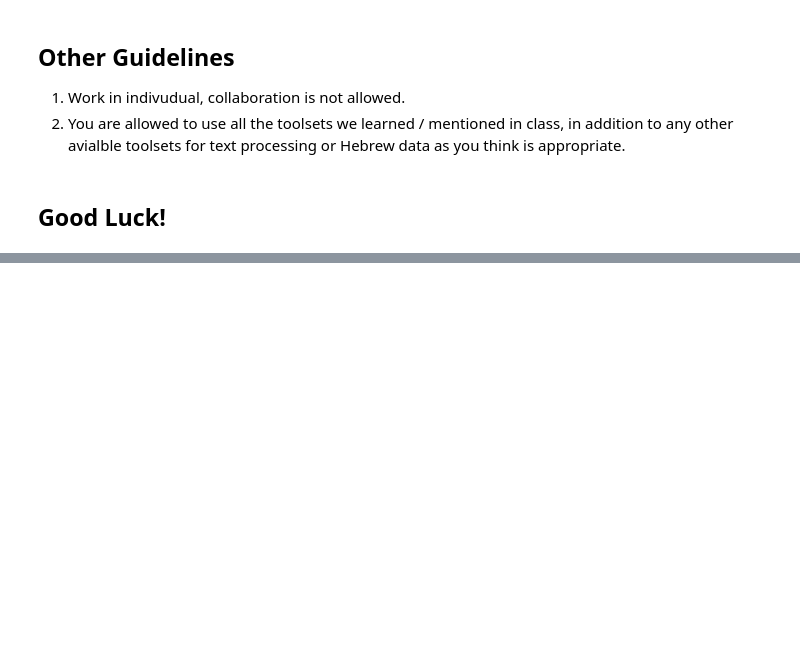
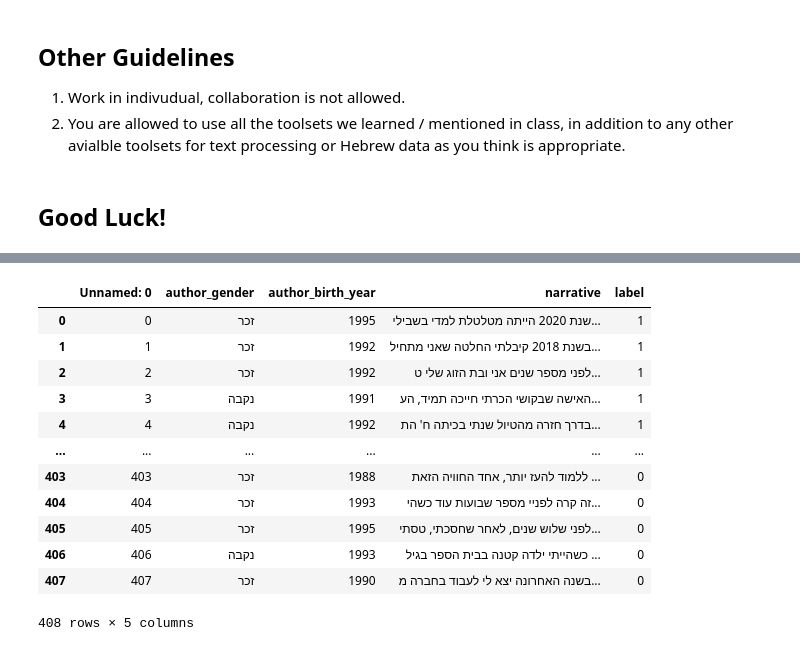
Before and after one commit to Sofy34/personal_strudy, a Jupyter notebook: HIT_ML/final_lab/Final_Assignment.ipynb, the cells around one changed output, grey strips where cells are left out. Cells and saved outputs as stored; diff of their text form; code cells hidden in the pictures; blank space fills up the shorter version.

```diff
--- a/HIT_ML/final_lab/Final_Assignment.ipynb
+++ b/HIT_ML/final_lab/Final_Assignment.ipynb
@@ -43,0 +40,11 @@ You are requested to build a model to predict whether a new story in Hebrew is t
+# %%
+import numpy as np
+import pandas as pd
+import seaborn as sns
+import matplotlib.pyplot as plt
+from sklearn.model_selection import train_test_split, cross_val_score, cross_validate
+from sklearn.linear_model import LogisticRegression, LogisticRegressionCV, PassiveAggressiveClassifier, Perceptron, RidgeClassifier, RidgeClassifierCV, SGDClassifier
+from sklearn.feature_extraction.text import CountVectorizer , TfidfVectorizer, TfidfTransformer
+from sklearn.preprocessing import normalize, StandardScaler, FunctionTransformer
+from sklearn.pipeline import Pipeline, FeatureUnion
+pd.options.display.float_format = '{:f}'.format
@@ -43,0 +108,2 @@ You are requested to build a model to predict whether a new story in Hebrew is t
+# %%
+df_steps = {}
@@ -43,0 +144,16 @@ You are requested to build a model to predict whether a new story in Hebrew is t
+# %%
+df_steps['0_full_df']
+# %% [output]
+|  | Unnamed: 0 | author_gender | author_birth_year | narrative | label |
+| 0 | 0 | זכר | 1995 | שנת 2020 הייתה מטלטלת למדי בשבילי... | 1 |
+| 1 | 1 | זכר | 1992 | בשנת 2018 קיבלתי החלטה שאני מתחיל... | 1 |
+| 2 | 2 | זכר | 1992 | לפני מספר שנים אני ובת הזוג שלי ט... | 1 |
+| 3 | 3 | נקבה | 1991 | האישה שבקושי הכרתי חייכה תמיד, הע... | 1 |
+| 4 | 4 | נקבה | 1992 | בדרך חזרה מהטיול שנתי בכיתה ח' הת... | 1 |
+| ... | ... | ... | ... | ... | ... |
+| 403 | 403 | זכר | 1988 | ללמוד להעז יותר, אחד החוויה הזאת ... | 0 |
+| 404 | 404 | זכר | 1993 | זה קרה לפניי מספר שבועות עוד כשהי... | 0 |
+| 405 | 405 | זכר | 1995 | לפני שלוש שנים, לאחר שחסכתי, טסתי... | 0 |
+| 406 | 406 | נקבה | 1993 | כשהייתי ילדה קטנה בבית הספר בגיל ... | 0 |
+| 407 | 407 | זכר | 1990 | בשנה האחרונה יצא לי לעבוד בחברה מ... | 0 |
+408 rows × 5 columns
```
Also changed, not shown: parts of 29 cells of this notebook.
